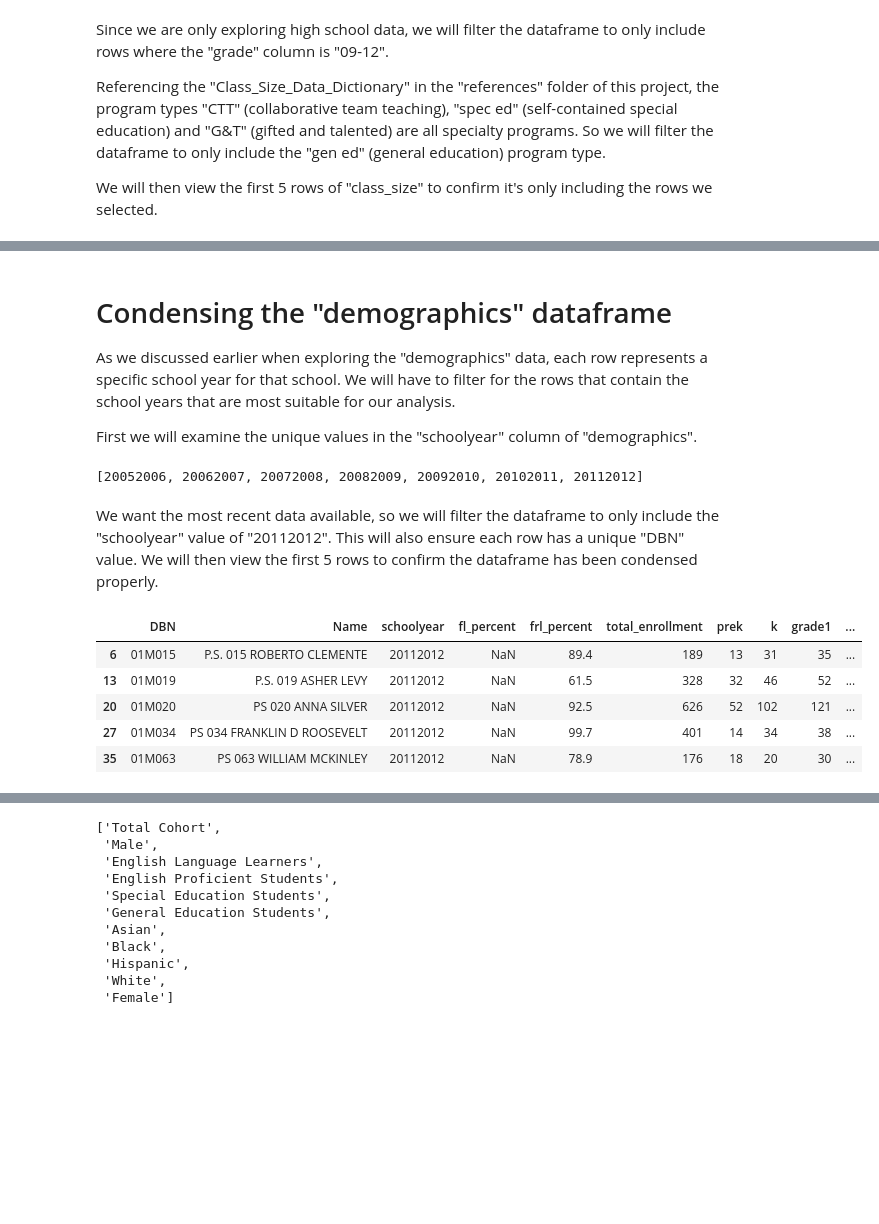
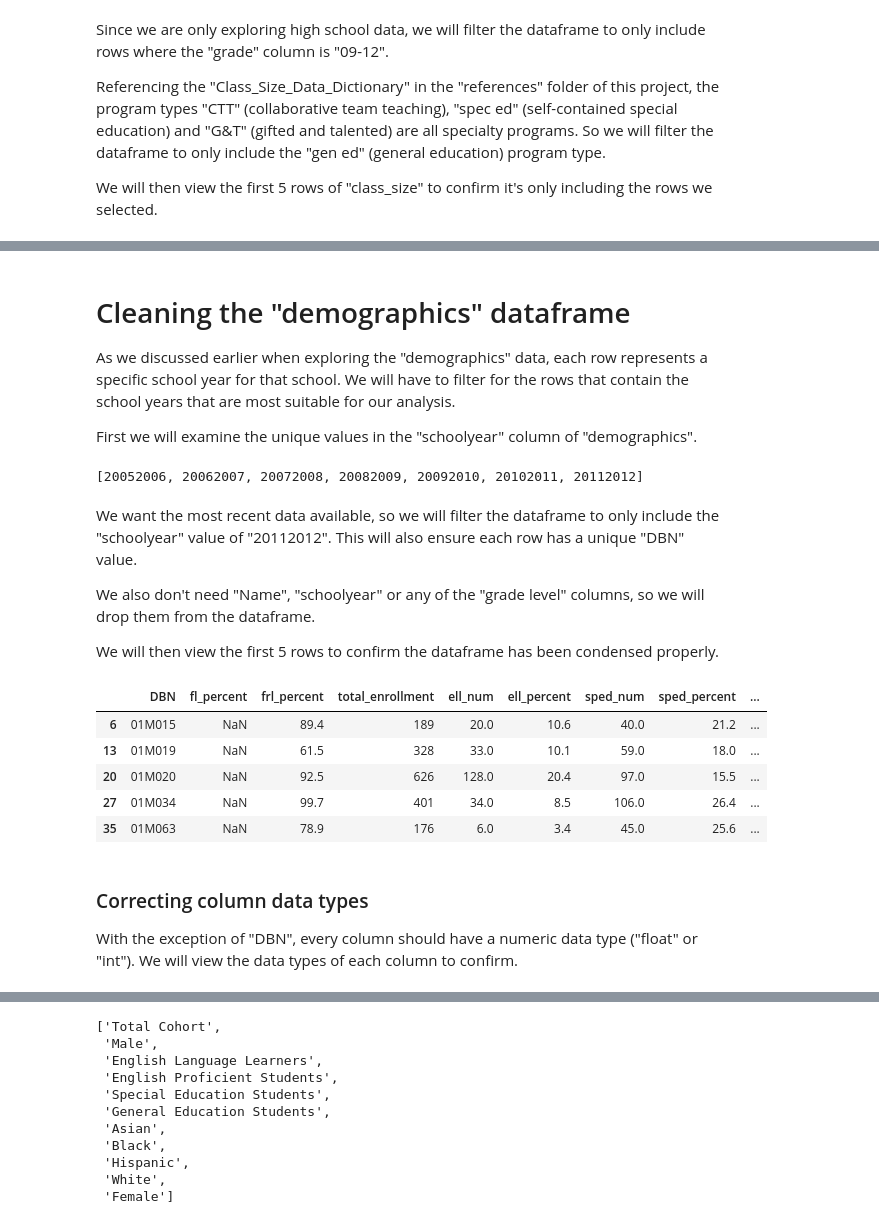
Before and after one commit to JustinToribio/cleaning-nyc-hs-data, a Jupyter notebook: notebooks/1.0-jt-clean-analyze-nyc-hs-data.ipynb, the cells around one changed output, grey strips where cells are left out. Cells and saved outputs as stored; diff of their text form; code cells hidden in the pictures; blank space fills up the shorter version.

Commit message:
notebook: clean and condense dfs up to and incl graduation

```diff
--- a/notebooks/1.0-jt-clean-analyze-nyc-hs-data.ipynb
+++ b/notebooks/1.0-jt-clean-analyze-nyc-hs-data.ipynb
@@ -366,8 +361,7 @@ sat_cols = [
 
 # Convert the selected columns to numeric data types.
 for col in sat_cols:
-    data["sat_results"]["{0}".format(col)] = pd.to_numeric(
-        data["sat_results"]["{0}".format(col)], errors="coerce")
+    data["sat_results"][col] = pd.to_numeric(data["sat_results"][col], errors="coerce")
 
 # Create the "sat_score" column by adding together the converted columns.
 data["sat_results"]["sat_score"] = (data["sat_results"]["SAT Critical Reading Avg. Score"]
@@ -443,0 +442,4 @@ data["hs_directory"][["Location 1", "lat", "lon"]].head()
+# %%
+# Filter "hs_directory" to only include our selected columns and view the first 5 rows.
+data["hs_directory"] = data["hs_directory"][["DBN", "lat", "lon"]]
+data["hs_directory"].head()
@@ -505,9 +514,11 @@ We will assign the new "class_size" dataframe, with unique "DBN" values in each
 # %%
 import numpy as np
 
-# Group "class_size" by "DBN", aggregate with the mean of the values and reset the index.
+# Group "class_size" by "DBN", aggregate with the mean of the values,
+# reset the index and drop the "CSD column".
 class_size = class_size.groupby("DBN").agg(np.mean)
 class_size.reset_index(inplace=True)
+class_size.drop(columns="CSD", inplace=True)
 
 # Assign "class_size" back to our "data" dictionary and view the first 5 rows.
 data["class_size"] = class_size
@@ -522,5 +533,5 @@ data["class_size"].head()
 # %% [markdown]
-# Condensing the "demographics" dataframe
+# Cleaning the "demographics" dataframe
 
 As we discussed earlier when exploring the "demographics" data, each row represents a specific school year for that school. We will have to filter for the rows that contain the school years that are most suitable for our analysis.
 
@@ -531,15 +542,33 @@ list(data["demographics"]["schoolyear"].unique())
 # %% [output]
 [20052006, 20062007, 20072008, 20082009, 20092010, 20102011, 20112012]
 # %% [markdown]
-We want the most recent data available, so we will filter the dataframe to only include the "schoolyear" value of "20112012".  This will also ensure each row has a unique "DBN" value.  We will then view the first 5 rows to confirm the dataframe has been condensed properly.
+We want the most recent data available, so we will filter the dataframe to only include the "schoolyear" value of "20112012".  This will also ensure each row has a unique "DBN" value.
+
+We also don't need "Name", "schoolyear" or any of the "grade level" columns, so we will drop them from the dataframe.
+
+We will then view the first 5 rows to confirm the dataframe has been condensed properly.
 # %%
-# Filter "demographics" to only include the "schoolyear" "20112012" and view the first 5 rows.
+# Filter "demographics" to only include the "schoolyear" "20112012".
 data["demographics"] = data["demographics"][data["demographics"]["schoolyear"] == 20112012]
+
+# Drop selected columns.
+drop_cols = [
+    "Name", "schoolyear", "prek", "k", "grade1", "grade2", "grade3", "grade4",
+    "grade5", "grade6", "grade7", "grade8", "grade9", "grade10", "grade11", "grade12"
+    ]
+
+data["demographics"].drop(columns=drop_cols, inplace=True)
+
+# view the first 5 rows.
 data["demographics"].head()
 # %% [output]
-|  | DBN | Name | schoolyear | fl_percent | frl_percent | total_enrollment | prek | k | grade1 | ... |
-| 6 | 01M015 | P.S. 015 ROBERTO CLEMENTE | 20112012 | NaN | 89.4 | 189 | 13 | 31 | 35 | ... |
-| 13 | 01M019 | P.S. 019 ASHER LEVY | 20112012 | NaN | 61.5 | 328 | 32 | 46 | 52 | ... |
-| 20 | 01M020 | PS 020 ANNA SILVER | 20112012 | NaN | 92.5 | 626 | 52 | 102 | 121 | ... |
-| 27 | 01M034 | PS 034 FRANKLIN D ROOSEVELT | 20112012 | NaN | 99.7 | 401 | 14 | 34 | 38 | ... |
-| 35 | 01M063 | PS 063 WILLIAM MCKINLEY | 20112012 | NaN | 78.9 | 176 | 18 | 20 | 30 | ... |
+|  | DBN | fl_percent | frl_percent | total_enrollment | ell_num | ell_percent | sped_num | sped_percent | ... |
+| 6 | 01M015 | NaN | 89.4 | 189 | 20.0 | 10.6 | 40.0 | 21.2 | ... |
+| 13 | 01M019 | NaN | 61.5 | 328 | 33.0 | 10.1 | 59.0 | 18.0 | ... |
+| 20 | 01M020 | NaN | 92.5 | 626 | 128.0 | 20.4 | 97.0 | 15.5 | ... |
+| 27 | 01M034 | NaN | 99.7 | 401 | 34.0 | 8.5 | 106.0 | 26.4 | ... |
+| 35 | 01M063 | NaN | 78.9 | 176 | 6.0 | 3.4 | 45.0 | 25.6 | ... |
+# %% [markdown]
+### Correcting column data types
+
+With the exception of "DBN", every column should have a numeric data type ("float" or "int").  We will view the data types of each column to confirm.
```
Also changed, not shown: parts of 31 cells of this notebook.
